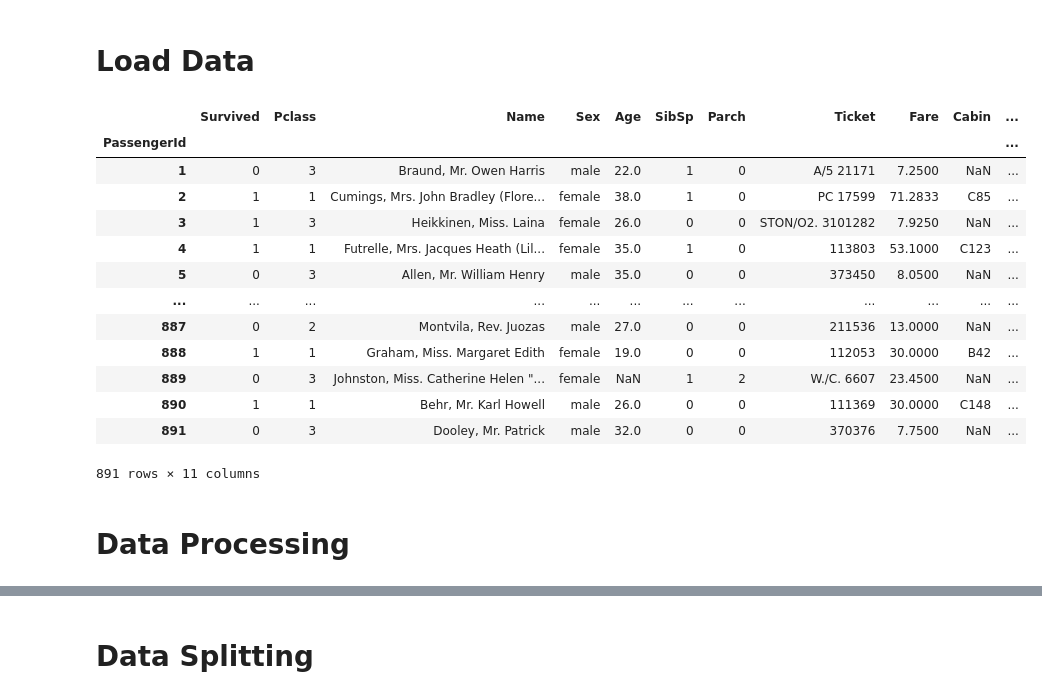
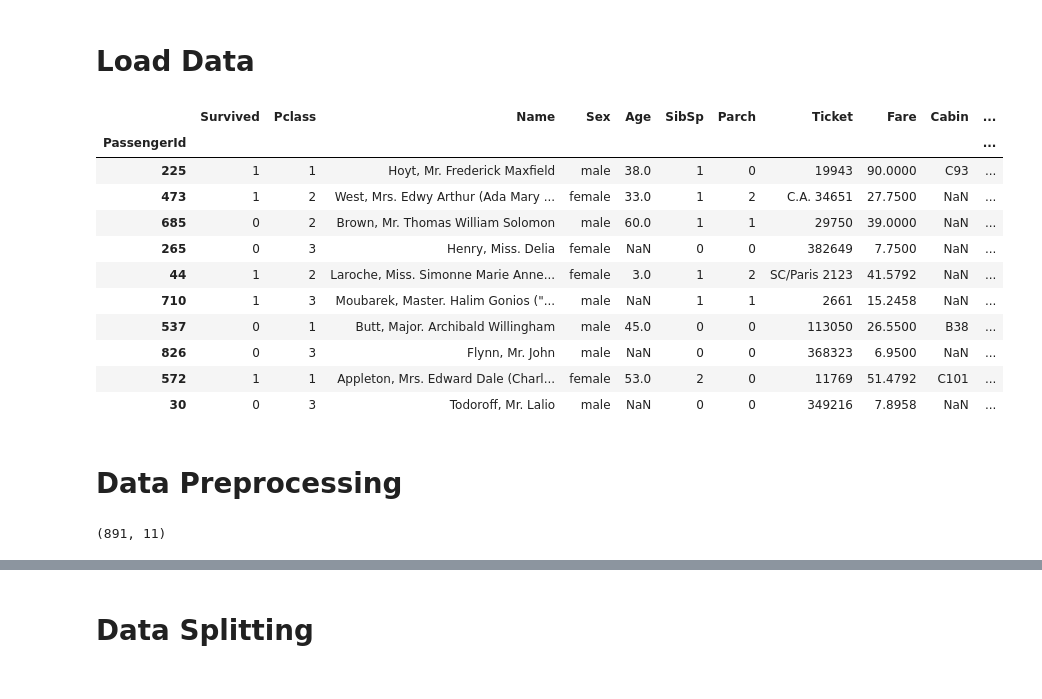
Before and after one commit to alphacrypto246/Titanic-Survival, a Jupyter notebook: main.ipynb, the cells around one changed output, grey strips where cells are left out. Saved outputs shown, nothing was run; the diff lists cells and outputs as text; code cells hidden in the pictures.

```diff
--- a/main.ipynb
+++ b/main.ipynb
@@ -14,22 +15,24 @@ from sklearn.metrics import accuracy_score, confusion_matrix, precision_score, r
 # Load Data
 # %%
 df = pd.read_csv('data.csv', sep=',', index_col='PassengerId')
-df
+df.sample(10)
 # %% [output]
 |  | Survived | Pclass | Name | Sex | Age | SibSp | Parch | Ticket | Fare | Cabin | ... |
 | PassengerId |  |  |  |  |  |  |  |  |  |  | ... |
-| 1 | 0 | 3 | Braund, Mr. Owen Harris | male | 22.0 | 1 | 0 | A/5 21171 | 7.2500 | NaN | ... |
-| 2 | 1 | 1 | Cumings, Mrs. John Bradley (Flore... | female | 38.0 | 1 | 0 | PC 17599 | 71.2833 | C85 | ... |
-| 3 | 1 | 3 | Heikkinen, Miss. Laina | female | 26.0 | 0 | 0 | STON/O2. 3101282 | 7.9250 | NaN | ... |
-| 4 | 1 | 1 | Futrelle, Mrs. Jacques Heath (Lil... | female | 35.0 | 1 | 0 | 113803 | 53.1000 | C123 | ... |
-| 5 | 0 | 3 | Allen, Mr. William Henry | male | 35.0 | 0 | 0 | 373450 | 8.0500 | NaN | ... |
-| ... | ... | ... | ... | ... | ... | ... | ... | ... | ... | ... | ... |
-| 887 | 0 | 2 | Montvila, Rev. Juozas | male | 27.0 | 0 | 0 | 211536 | 13.0000 | NaN | ... |
-| 888 | 1 | 1 | Graham, Miss. Margaret Edith | female | 19.0 | 0 | 0 | 112053 | 30.0000 | B42 | ... |
-| 889 | 0 | 3 | Johnston, Miss. Catherine Helen "... | female | NaN | 1 | 2 | W./C. 6607 | 23.4500 | NaN | ... |
-| 890 | 1 | 1 | Behr, Mr. Karl Howell | male | 26.0 | 0 | 0 | 111369 | 30.0000 | C148 | ... |
-| 891 | 0 | 3 | Dooley, Mr. Patrick | male | 32.0 | 0 | 0 | 370376 | 7.7500 | NaN | ... |
+| 225 | 1 | 1 | Hoyt, Mr. Frederick Maxfield | male | 38.0 | 1 | 0 | 19943 | 90.0000 | C93 | ... |
+| 473 | 1 | 2 | West, Mrs. Edwy Arthur (Ada Mary ... | female | 33.0 | 1 | 2 | C.A. 34651 | 27.7500 | NaN | ... |
+| 685 | 0 | 2 | Brown, Mr. Thomas William Solomon | male | 60.0 | 1 | 1 | 29750 | 39.0000 | NaN | ... |
+| 265 | 0 | 3 | Henry, Miss. Delia | female | NaN | 0 | 0 | 382649 | 7.7500 | NaN | ... |
+| 44 | 1 | 2 | Laroche, Miss. Simonne Marie Anne... | female | 3.0 | 1 | 2 | SC/Paris 2123 | 41.5792 | NaN | ... |
+| 710 | 1 | 3 | Moubarek, Master. Halim Gonios ("... | male | NaN | 1 | 1 | 2661 | 15.2458 | NaN | ... |
+| 537 | 0 | 1 | Butt, Major. Archibald Willingham | male | 45.0 | 0 | 0 | 113050 | 26.5500 | B38 | ... |
+| 826 | 0 | 3 | Flynn, Mr. John | male | NaN | 0 | 0 | 368323 | 6.9500 | NaN | ... |
+| 572 | 1 | 1 | Appleton, Mrs. Edward Dale (Charl... | female | 53.0 | 2 | 0 | 11769 | 51.4792 | C101 | ... |
+| 30 | 0 | 3 | Todoroff, Mr. Lalio | male | NaN | 0 | 0 | 349216 | 7.8958 | NaN | ... |
-891 rows × 11 columns
 # %% [markdown]
-# Data Processing
+# Data Preprocessing
+# %%
+df.shape
+# %% [output]
+(891, 11)
 # %%
```
Also changed, not shown: parts of 75 cells of this notebook.
